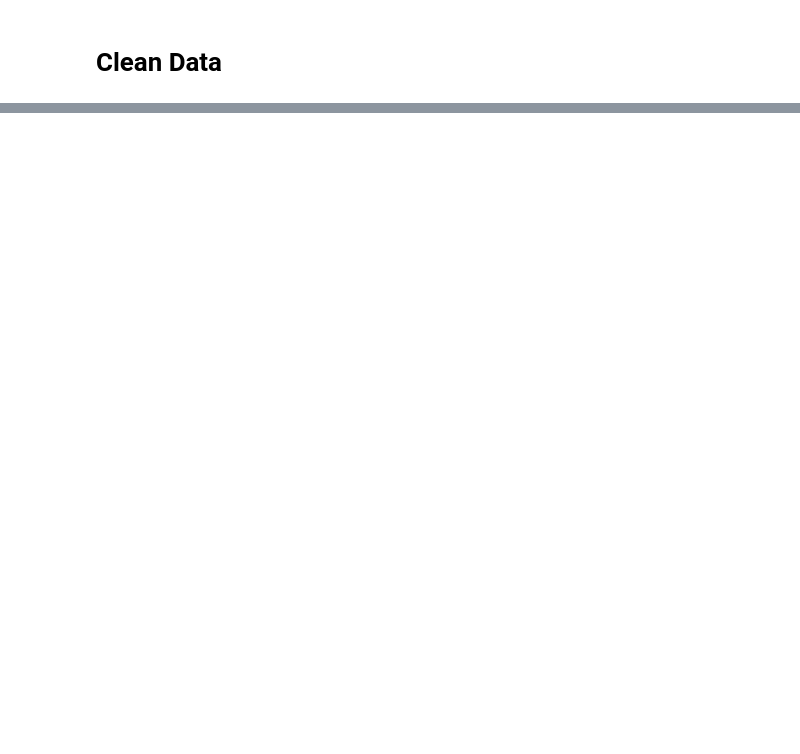
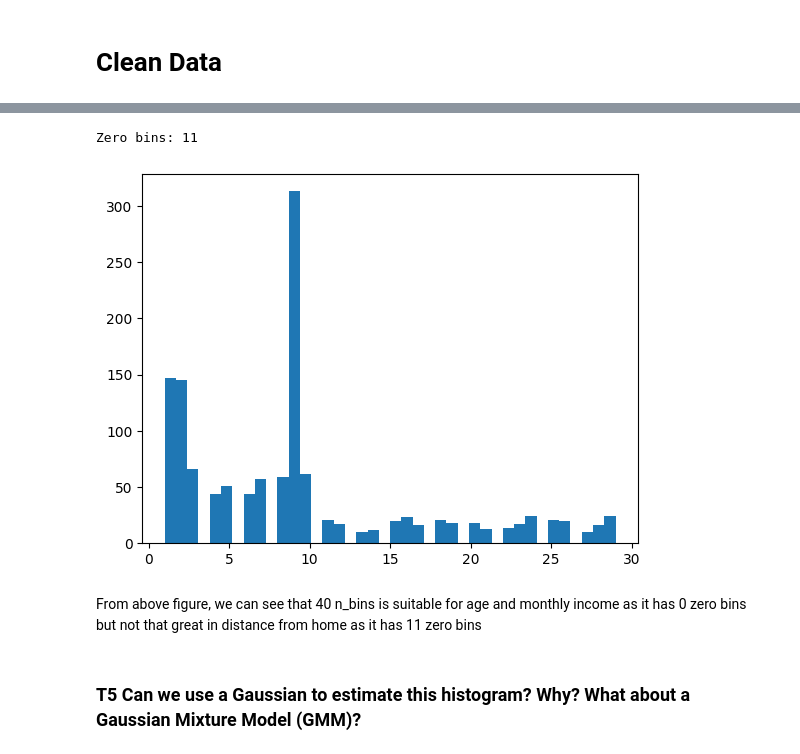
Before and after one commit to monmon173526/pattern-course, a Jupyter notebook: HW2/pattern_employee_attrition.ipynb, the cells around one changed output, grey strips where cells are left out. Drawn from its saved outputs; the diff is of its cells as text; code cells hidden in the pictures; blank space fills up the shorter version.

```diff
--- a/HW2/pattern_employee_attrition.ipynb
+++ b/HW2/pattern_employee_attrition.ipynb
@@ -53,0 +78,10 @@ plt.show()
+# %%
+# Histogram for DistanceFromHome and zero cout for DistanceFromHome
+display_histogram(col_name= "DistanceFromHome")
+# %% [output]
+Zero bins: 11
+[figure, added]
+# %% [markdown]
+From above figure, we can see that 40 n_bins is suitable for age and monthly income as it has 0 zero bins but not that great in distance from home as it has 11 zero bins
+# %% [markdown]
+### T5 Can we use a Gaussian to estimate this histogram? Why? What about a Gaussian Mixture Model (GMM)?
```
Also changed, not shown: parts of 55 cells of this notebook, 2 other files.
